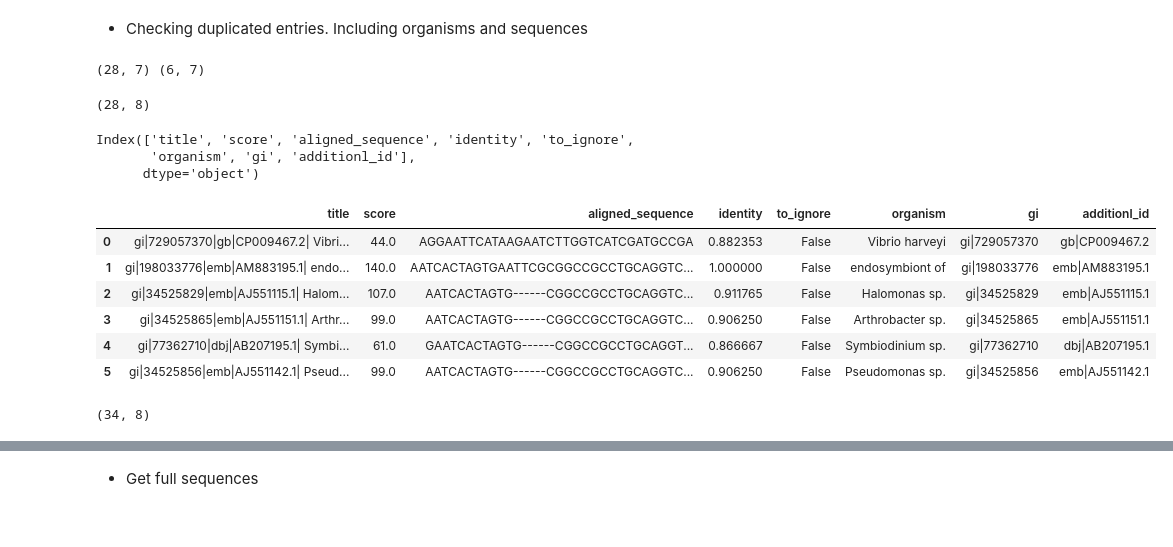
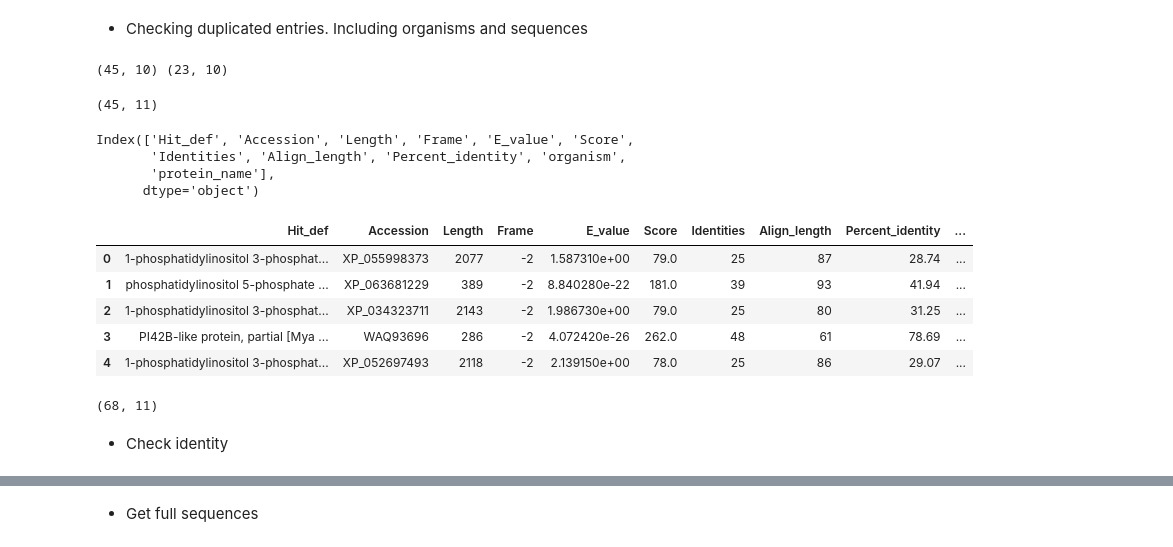
Before and after one commit to dMedinaO/PI5P4K_analysis, a Jupyter notebook: notebook_analysis/developing_phylogenetic_tree.ipynb, the cells around one changed output, grey strips where cells are left out. Drawn from its saved outputs; the diff is of its cells as text; code cells hidden in the pictures.

```diff
--- a/notebook_analysis/developing_phylogenetic_tree.ipynb
+++ b/notebook_analysis/developing_phylogenetic_tree.ipynb
@@ -131,0 +185,3 @@ Sending BLAST query to NCBI...
+# %%
+df_selected_sequences["organism"] = df_selected_sequences["Hit_def"].apply(get_organism)
+df_selected_sequences["protein_name"] = df_selected_sequences["Hit_def"].apply(get_name)
@@ -136,8 +201,9 @@ df_selected_sequences.shape
 # %% [markdown]
 - Removing PREDICTED/Uncultured elements
 # %%
-df_selected_sequences["to_ignore"] = df_selected_sequences["title"].apply(check_entres_to_ignore)
+df_selected_sequences["to_ignore"] = df_selected_sequences["Hit_def"].apply(check_entres_to_ignore)
 df_selected_sequences["to_ignore"].value_counts()
-df_filter_sequences = df_selected_sequences[df_selected_sequences["to_ignore"]==False]
-df_filter_sequences.head(5)
+df_selected_sequences = df_selected_sequences[df_selected_sequences["to_ignore"]==False]
+print(df_selected_sequences.shape)
+df_selected_sequences.head(5)
 # %% [output]
@@ -188,51 +227,55 @@ Name: organism, dtype: int64
 # %% [markdown]
 - Checking duplicated entries. Including organisms and sequences
 # %%
-name_cound = df_filter_sequences.groupby(by="organism").count().sort_values(by="title", ascending=False)
-unique_names = name_cound[name_cound["title"]==1]
-duplicated_names = name_cound[name_cound["title"]>1]
+organism_count = df_selected_sequences.groupby(by="organism").count().sort_values(by="Hit_def", ascending=False)
+unique_organism = organism_count[organism_count["Hit_def"]==1]
+duplicated_organism = organism_count[organism_count["Hit_def"]>1]
 
-print(unique_names.shape, duplicated_names.shape)
+print(unique_organism.shape, duplicated_organism.shape)
 # %% [output]
-(28, 7) (6, 7)
+(45, 10) (23, 10)
-# %%
-filter_unique_names = df_filter_sequences[df_filter_sequences["organism"].isin(unique_names.index)]
-filter_unique_names.shape
-# %% [output]
-(28, 8)
+# %%
+filter_unique_organism = df_selected_sequences[df_selected_sequences["organism"].isin(unique_organism.index)]
+filter_unique_organism.shape
+# %% [output]
+(45, 11)
 # %%
-filter_unique_names.columns
+filter_unique_organism.columns
 # %% [output]
-Index(['title', 'score', 'aligned_sequence', 'identity', 'to_ignore',
-       'organism', 'gi', 'additionl_id'],
+Index(['Hit_def', 'Accession', 'Length', 'Frame', 'E_value', 'Score',
+       'Identities', 'Align_length', 'Percent_identity', 'organism',
+       'protein_name'],
       dtype='object')
 # %%
 matrix_duplicated = []
-for organism in duplicated_names.index:
-    records_in_df = df_filter_sequences[df_filter_sequences["organism"] == organism]
+for organism in duplicated_organism.index:
+    records_in_df = df_selected_sequences[df_selected_sequences["organism"] == organism]
     records_in_df.reset_index(inplace=True)
 
     row = []
 
-    for column in ['title', 'score', 'aligned_sequence', 'identity', 'to_ignore', 'organism', 'gi', 'additionl_id']:
+    for column in ['Hit_def', 'Accession', 'Length', 'Frame', 'E_value', 'Score',
+       'Identities', 'Align_length', 'Percent_identity', 'organism',
+       'protein_name']:
         row.append(records_in_df[column][0])
 
     matrix_duplicated.append(row)
 
-df_selected_duplicated = pd.DataFrame(data=matrix_duplicated, columns=filter_unique_names.columns)
-df_selected_duplicated
+df_selected_duplicated = pd.DataFrame(data=matrix_duplicated, columns=filter_unique_organism.columns)
+df_selected_duplicated.head(5)
 # %% [output]
-|  | title | score | aligned_sequence | identity | to_ignore | organism | gi | additionl_id |
-| 0 | gi|729057370|gb|CP009467.2| Vibri... | 44.0 | AGGAATTCATAAGAATCTTGGTCATCGATGCCGA | 0.882353 | False | Vibrio harveyi | gi|729057370 | gb|CP009467.2 |
-| 1 | gi|198033776|emb|AM883195.1| endo... | 140.0 | AATCACTAGTGAATTCGCGGCCGCCTGCAGGTC... | 1.000000 | False | endosymbiont of | gi|198033776 | emb|AM883195.1 |
-| 2 | gi|34525829|emb|AJ551115.1| Halom... | 107.0 | AATCACTAGTG------CGGCCGCCTGCAGGTC... | 0.911765 | False | Halomonas sp. | gi|34525829 | emb|AJ551115.1 |
-| 3 | gi|34525865|emb|AJ551151.1| Arthr... | 99.0 | AATCACTAGTG------CGGCCGCCTGCAGGTC... | 0.906250 | False | Arthrobacter sp. | gi|34525865 | emb|AJ551151.1 |
-| 4 | gi|77362710|dbj|AB207195.1| Symbi... | 61.0 | GAATCACTAGTG------CGGCCGCCTGCAGGT... | 0.866667 | False | Symbiodinium sp. | gi|77362710 | dbj|AB207195.1 |
-| 5 | gi|34525856|emb|AJ551142.1| Pseud... | 99.0 | AATCACTAGTG------CGGCCGCCTGCAGGTC... | 0.906250 | False | Pseudomonas sp. | gi|34525856 | emb|AJ551142.1 |
+|  | Hit_def | Accession | Length | Frame | E_value | Score | Identities | Align_length | Percent_identity | ... |
+| 0 | 1-phosphatidylinositol 3-phosphat... | XP_055998373 | 2077 | -2 | 1.587310e+00 | 79.0 | 25 | 87 | 28.74 | ... |
+| 1 | phosphatidylinositol 5-phosphate ... | XP_063681229 | 389 | -2 | 8.840280e-22 | 181.0 | 39 | 93 | 41.94 | ... |
+| 2 | 1-phosphatidylinositol 3-phosphat... | XP_034323711 | 2143 | -2 | 1.986730e+00 | 79.0 | 25 | 80 | 31.25 | ... |
+| 3 | PI42B-like protein, partial [Mya ... | WAQ93696 | 286 | -2 | 4.072420e-26 | 262.0 | 48 | 61 | 78.69 | ... |
+| 4 | 1-phosphatidylinositol 3-phosphat... | XP_052697493 | 2118 | -2 | 2.139150e+00 | 78.0 | 25 | 86 | 29.07 | ... |
 # %%
-processed_df = pd.concat([filter_unique_names, df_selected_duplicated], axis=0)
+processed_df = pd.concat([filter_unique_organism, df_selected_duplicated], axis=0)
 processed_df.reset_index(inplace=True)
 processed_df = processed_df.drop(columns=["index"])
 processed_df.shape
 # %% [output]
-(34, 8)
+(68, 11)
+# %% [markdown]
+- Check identity
```
Also changed, not shown: parts of 39 cells of this notebook, 3 other files.
